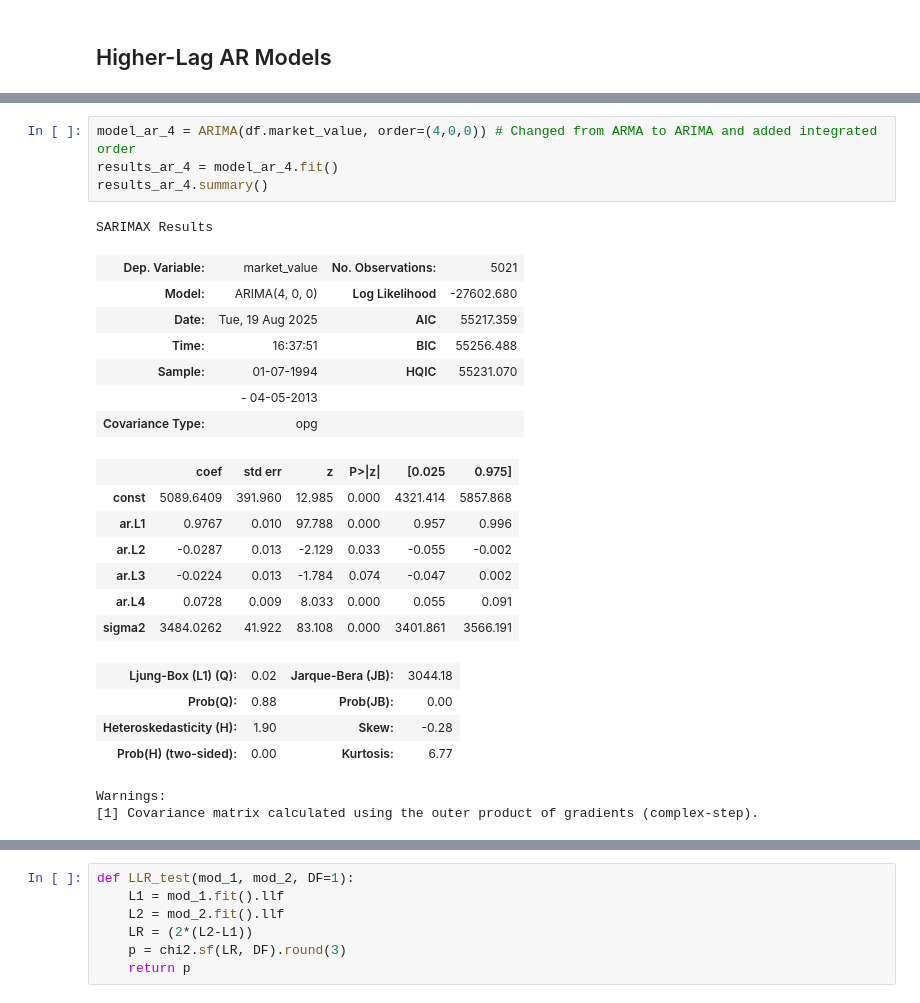
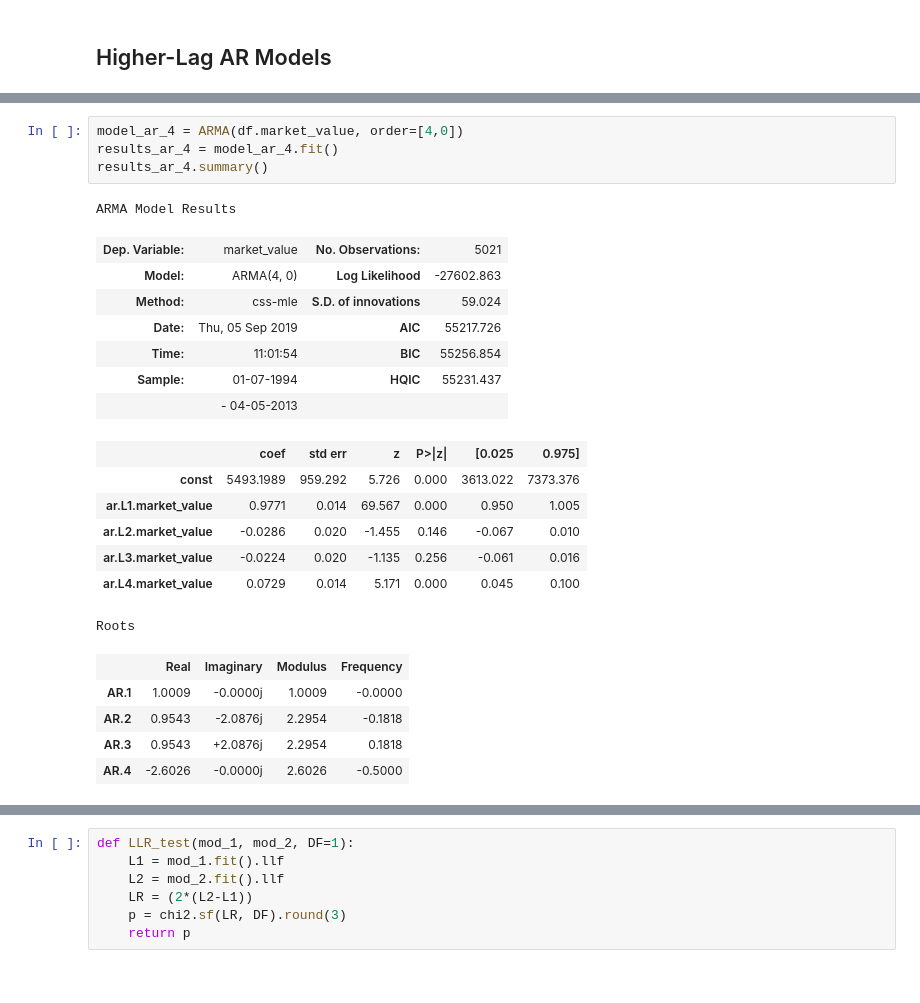
Before and after one commit to drpetros11111/TS_UD_Tr, a Jupyter notebook: Section_7_(Prices)_The_AR_Model_Completed_.ipynb, the cells around one changed output, grey strips where cells are left out. Drawn from its saved outputs; the diff is of its cells as text.

```diff
--- a/Section_7_(Prices)_The_AR_Model_Completed_.ipynb
+++ b/Section_7_(Prices)_The_AR_Model_Completed_.ipynb
@@ -599,26 +642,25 @@ Warnings:
 # %%
-model_ar_4 = ARIMA(df.market_value, order=(4,0,0)) # Changed from ARMA to ARIMA and added integrated order
+model_ar_4 = ARMA(df.market_value, order=[4,0])
 results_ar_4 = model_ar_4.fit()
 results_ar_4.summary()
 # %% [output]
-SARIMAX Results
+ARMA Model Results
 | Dep. Variable: | market_value | No. Observations: | 5021 |
-| Model: | ARIMA(4, 0, 0) | Log Likelihood | -27602.680 |
-| Date: | Tue, 19 Aug 2025 | AIC | 55217.359 |
-| Time: | 16:37:51 | BIC | 55256.488 |
-| Sample: | 01-07-1994 | HQIC | 55231.070 |
+| Model: | ARMA(4, 0) | Log Likelihood | -27602.863 |
+| Method: | css-mle | S.D. of innovations | 59.024 |
+| Date: | Thu, 05 Sep 2019 | AIC | 55217.726 |
+| Time: | 11:01:54 | BIC | 55256.854 |
+| Sample: | 01-07-1994 | HQIC | 55231.437 |
 |  | - 04-05-2013 |  |  |
-| Covariance Type: | opg |  |  |
 |  | coef | std err | z | P>|z| | [0.025 | 0.975] |
-| const | 5089.6409 | 391.960 | 12.985 | 0.000 | 4321.414 | 5857.868 |
-| ar.L1 | 0.9767 | 0.010 | 97.788 | 0.000 | 0.957 | 0.996 |
-| ar.L2 | -0.0287 | 0.013 | -2.129 | 0.033 | -0.055 | -0.002 |
-| ar.L3 | -0.0224 | 0.013 | -1.784 | 0.074 | -0.047 | 0.002 |
-| ar.L4 | 0.0728 | 0.009 | 8.033 | 0.000 | 0.055 | 0.091 |
-| sigma2 | 3484.0262 | 41.922 | 83.108 | 0.000 | 3401.861 | 3566.191 |
+| const | 5493.1989 | 959.292 | 5.726 | 0.000 | 3613.022 | 7373.376 |
+| ar.L1.market_value | 0.9771 | 0.014 | 69.567 | 0.000 | 0.950 | 1.005 |
+| ar.L2.market_value | -0.0286 | 0.020 | -1.455 | 0.146 | -0.067 | 0.010 |
+| ar.L3.market_value | -0.0224 | 0.020 | -1.135 | 0.256 | -0.061 | 0.016 |
+| ar.L4.market_value | 0.0729 | 0.014 | 5.171 | 0.000 | 0.045 | 0.100 |
+Roots
-| Ljung-Box (L1) (Q): | 0.02 | Jarque-Bera (JB): | 3044.18 |
-| Prob(Q): | 0.88 | Prob(JB): | 0.00 |
-| Heteroskedasticity (H): | 1.90 | Skew: | -0.28 |
-| Prob(H) (two-sided): | 0.00 | Kurtosis: | 6.77 |
+|  | Real | Imaginary | Modulus | Frequency |
+| AR.1 | 1.0009 | -0.0000j | 1.0009 | -0.0000 |
+| AR.2 | 0.9543 | -2.0876j | 2.2954 | -0.1818 |
+| AR.3 | 0.9543 | +2.0876j | 2.2954 | 0.1818 |
+| AR.4 | -2.6026 | -0.0000j | 2.6026 | -0.5000 |
-Warnings:
-[1] Covariance matrix calculated using the outer product of gradients (complex-step).
```
Also changed, not shown: parts of 47 cells of this notebook.
